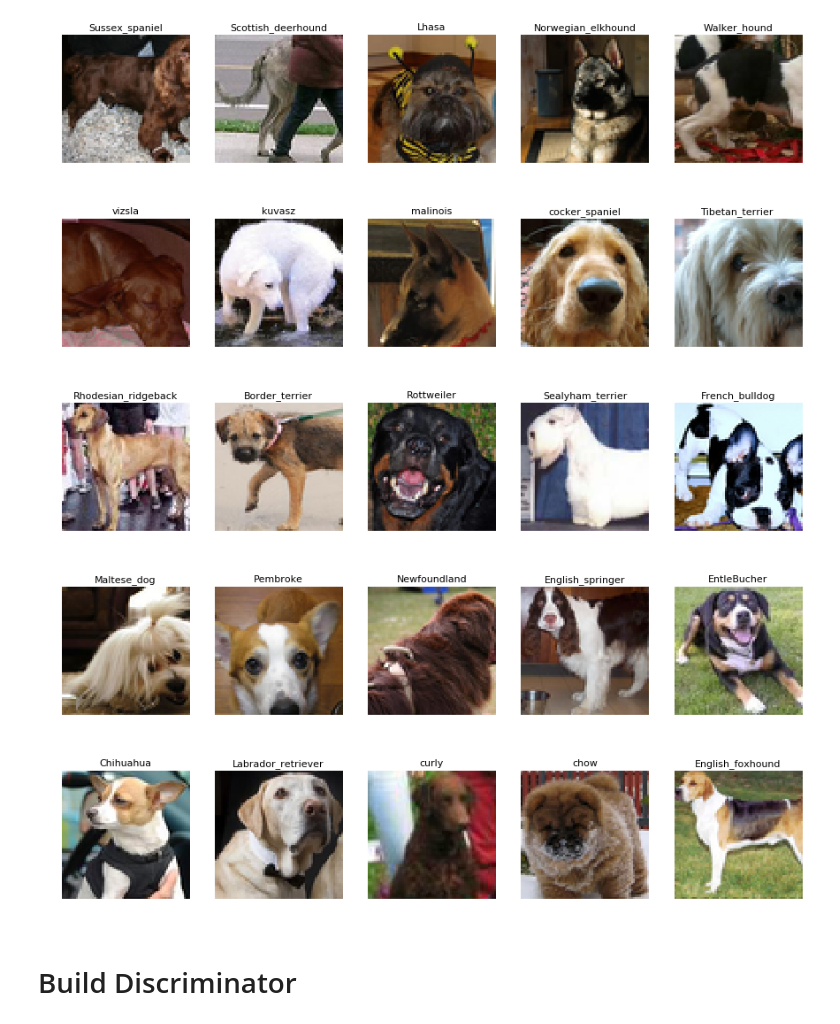
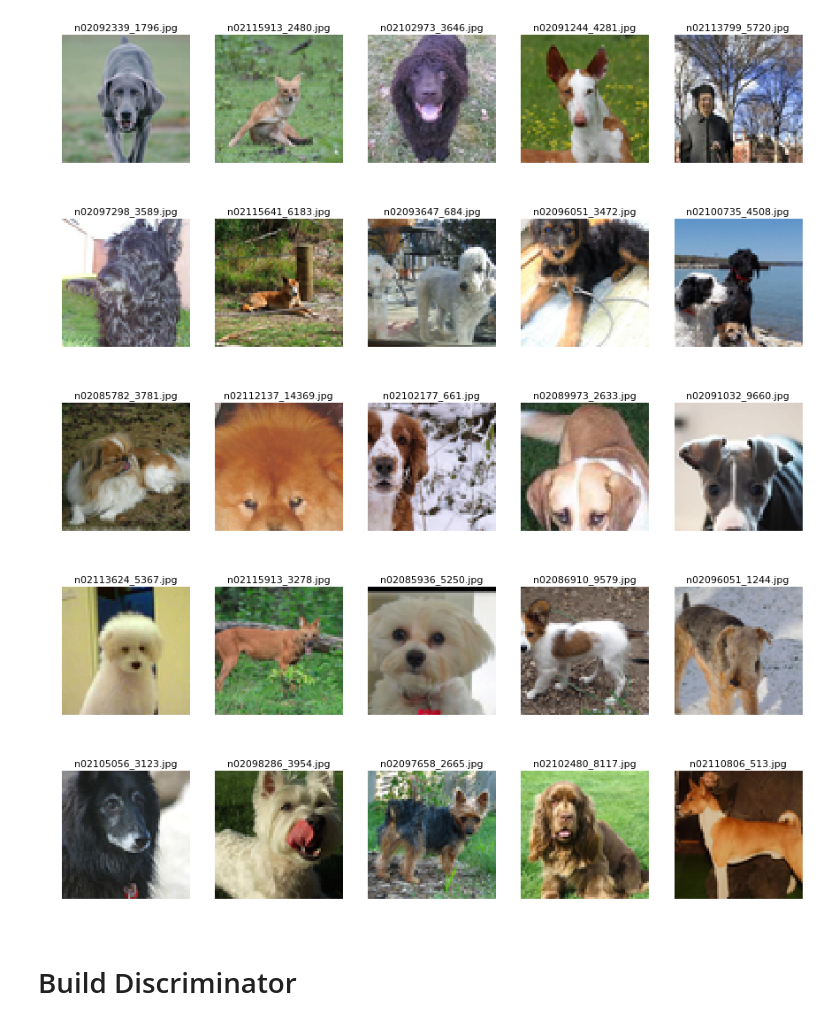
Before and after one commit to raxman0721/kaggle-dog_gan, a Jupyter notebook: kernel/dog-memorizer-gan.ipynb, the cells around one changed output. Drawn from its saved outputs; the diff is of its cells as text; code cells hidden in the pictures.

```diff
--- a/kernel/dog-memorizer-gan.ipynb
+++ b/kernel/dog-memorizer-gan.ipynb
@@ -31,6 +27,6 @@ GANはジェネレータとディスクリミネータで構成されていま
 # %%
 ComputeLB = True
-DogsOnly = True
+DogsOnly = False
 
 import numpy as np, pandas as pd, os
 import xml.etree.ElementTree as ET
@@ -68,47 +64,56 @@ if DogsOnly:
                 #if idxIn%1000==0: print(idxIn)
                 namesIn.append(breed)
                 idxIn += 1
     idx = np.arange(idxIn)
     np.random.shuffle(idx)
     imagesIn = imagesIn[idx,:,:,:]
     namesIn = np.array(namesIn)[idx]
 
 # RANDOMLY CROP FULL IMAGES
 else:
+    IMAGES = np.sort(IMAGES)
+    np.random.seed(810)
     x = np.random.choice(np.arange(20579),10000)
+    np.random.seed(None)
     for k in range(len(x)):
         img = Image.open(ROOT + 'all-dogs/all-dogs/' + IMAGES[x[k]])
-        w = img.size[0]
-        h = img.size[1]
-        sz = np.min((w,h))
-        a=0; b=0
-        if w<h: b = (h-sz)//2
-        else: a = (w-sz)//2
-        img = img.crop((0+a, 0+b, sz+a, sz+b))
-        img = img.resize((64,64), Image.ANTIALIAS)
+        w = img.size[0]; h = img.size[1];
+        if (k%2==0)|(k%3==0):
+            w2 = 100; h2 = int(h/(w/100))
+            a = 18; b = 0
+        else:
+            a=0; b=0
+            if w<h:
+                w2 = 64; h2 = int((64/w)*h)
+                b = (h2-64)//2
+            else:
+                h2 = 64; w2 = int((64/h)*w)
+                a = (w2-64)//2
+        img = img.resize((w2,h2), Image.ANTIALIAS)
+        img = img.crop((0+a, 0+b, 64+a, 64+b))
         imagesIn[idxIn,:,:,:] = np.asarray(img)
         namesIn.append(IMAGES[x[k]])
-        if idxIn%1000==0: print(idxIn)
+        #if idxIn%1000==0: print(idxIn)
         idxIn += 1
 
 # DISPLAY CROPPED IMAGES
 x = np.random.randint(0,idxIn,25)
 for k in range(5):
     plt.figure(figsize=(15,3))
     for j in range(5):
         plt.subplot(1,5,j+1)
         img = Image.fromarray( imagesIn[x[k*5+j],:,:,:].astype('uint8') )
         plt.axis('off')
         if not DogsOnly: plt.title(namesIn[x[k*5+j]],fontsize=11)
         else: plt.title(namesIn[x[k*5+j]].split('-')[1],fontsize=11)
         plt.imshow(img)
     plt.show()
 # %% [output]
-[figure, old version]
+[figure, new version]
-[figure, old version]
+[figure, new version]
-[figure, old version]
+[figure, new version]
-[figure, old version]
+[figure, new version]
-[figure, old version]
+[figure, new version]
 # %% [markdown]
 # Build Discriminator
 # %%
```
Also changed, not shown: parts of 26 cells of this notebook.
